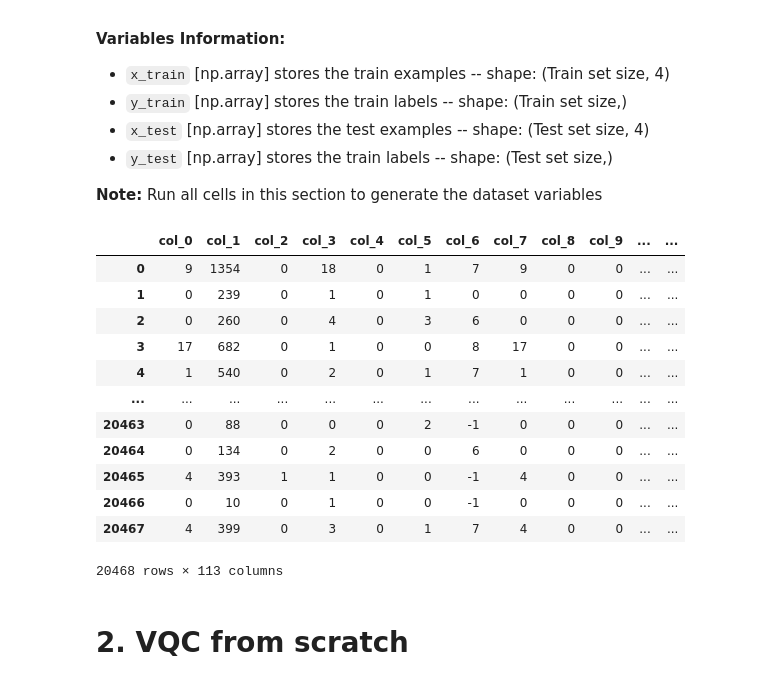
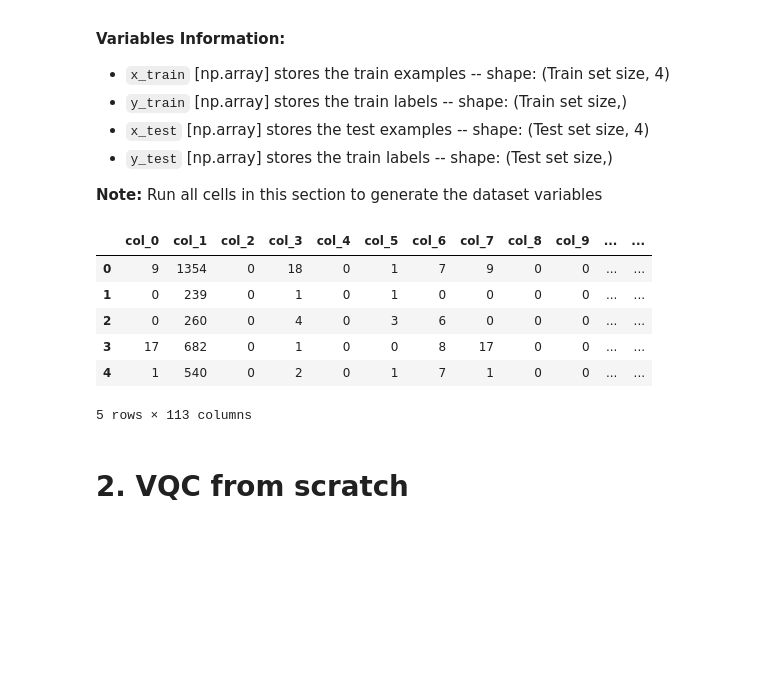
Before and after one commit to natestemen/qml, a Jupyter notebook: quantum-classification.ipynb, the cells around one changed output. Saved outputs shown, nothing was run; the diff lists cells and outputs as text; code cells hidden in the pictures; blank space fills up the shorter version.

```diff
--- a/quantum-classification.ipynb
+++ b/quantum-classification.ipynb
@@ -56,20 +55,14 @@ n_test = 2000
 # %%
 # change the directory to the correct one on your machine
 datafile = pd.read_csv("data/fraud_detection_bank_dataset.csv")
 data = datafile.to_numpy()
-datafile
+datafile.head()
 # %% [output]
 |  | col_0 | col_1 | col_2 | col_3 | col_4 | col_5 | col_6 | col_7 | col_8 | col_9 | ... | ... |
 | 0 | 9 | 1354 | 0 | 18 | 0 | 1 | 7 | 9 | 0 | 0 | ... | ... |
 | 1 | 0 | 239 | 0 | 1 | 0 | 1 | 0 | 0 | 0 | 0 | ... | ... |
 | 2 | 0 | 260 | 0 | 4 | 0 | 3 | 6 | 0 | 0 | 0 | ... | ... |
 | 3 | 17 | 682 | 0 | 1 | 0 | 0 | 8 | 17 | 0 | 0 | ... | ... |
 | 4 | 1 | 540 | 0 | 2 | 0 | 1 | 7 | 1 | 0 | 0 | ... | ... |
-| ... | ... | ... | ... | ... | ... | ... | ... | ... | ... | ... | ... | ... |
-| 20463 | 0 | 88 | 0 | 0 | 0 | 2 | -1 | 0 | 0 | 0 | ... | ... |
-| 20464 | 0 | 134 | 0 | 2 | 0 | 0 | 6 | 0 | 0 | 0 | ... | ... |
-| 20465 | 4 | 393 | 1 | 1 | 0 | 0 | -1 | 4 | 0 | 0 | ... | ... |
-| 20466 | 0 | 10 | 0 | 1 | 0 | 0 | -1 | 0 | 0 | 0 | ... | ... |
-| 20467 | 4 | 399 | 0 | 3 | 0 | 1 | 7 | 4 | 0 | 0 | ... | ... |
-20468 rows × 113 columns
+5 rows × 113 columns
 # %%
```
Also changed, not shown: parts of 68 cells of this notebook.
